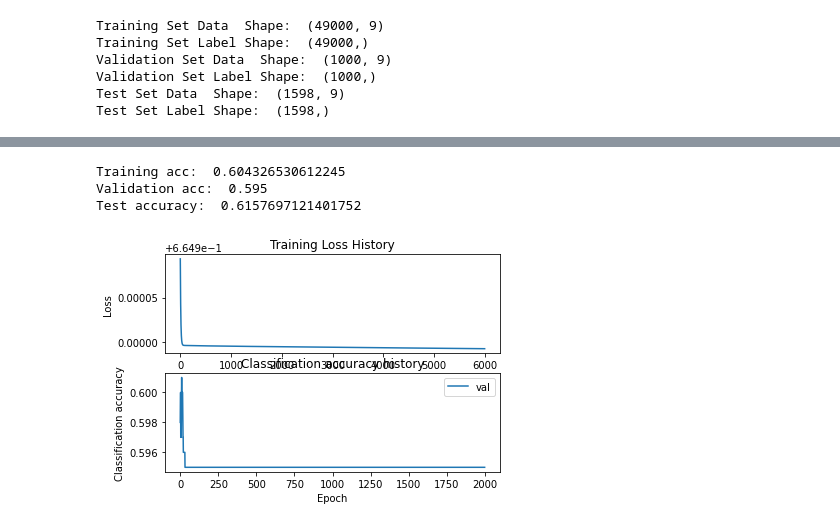
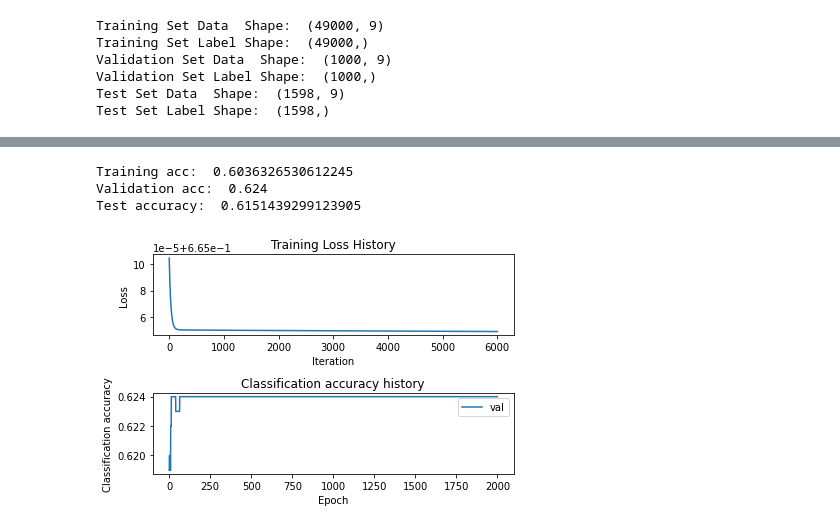
Before and after one commit to yifanwu2828/Graduate-University-Admission-Prediction, a Jupyter notebook: Multilayer perceptron model.ipynb, the cells around one changed output, grey strips where cells are left out. Saved outputs shown, nothing was run; the diff lists cells and outputs as text; code cells hidden in the pictures.

```diff
--- a/Multilayer perceptron model.ipynb
+++ b/Multilayer perceptron model.ipynb
@@ -148,7 +149,7 @@ net_2._modules[0].w = np.copy(net_1._modules[0].w)
 net_2._modules[0].b = np.copy(net_1._modules[0].b)
 net_2._modules[2].w = np.copy(net_1._modules[2].w)
 net_2._modules[2].b = np.copy(net_1._modules[2].b)
-optim = SGD(net_2, lr=0.00015, weight_decay=0.000)
+optim = SGD(net_2, lr=0.00005, weight_decay=0.000)
 loss_func = CrossEntropyLoss()
 epoch = 6000
 batch_size = 49000
@@ -178,32 +179,33 @@ Epoch Average Loss: 0.664892827694703
 # %%
 # test-case 2:
 from MLP.evaluation import get_classification_accuracy
 out_train = net_2.predict(x_train)
 acc = get_classification_accuracy(out_train, y_train)
 print("Training acc: ",acc)
 out_val = net_2.predict(x_val)
 acc = get_classification_accuracy(out_val, y_val)
 print("Validation acc: ",acc)
 test_acc = (net_2.predict(x_test) == y_test).mean()
 print('Test accuracy: ', test_acc)
 
 # Plot the training loss function and validation accuracies
 plt.subplot(2, 1, 1)
 plt.plot(train_error_2)
 plt.title('Training Loss History')
 plt.xlabel('Iteration')
 plt.ylabel('Loss')
 
 plt.subplot(2, 1, 2)
 #plt.plot(stats['train_acc_history'], label='train')
 plt.plot(validation_accuracy_2, label='val')
 plt.title('Classification accuracy history')
 plt.xlabel('Epoch')
 plt.ylabel('Classification accuracy')
 plt.legend()
+plt.tight_layout()
 plt.show()
 # %% [output]
-Training acc:  0.604326530612245
-Validation acc:  0.595
-Test accuracy:  0.6157697121401752
+Training acc:  0.6036326530612245
+Validation acc:  0.624
+Test accuracy:  0.6151439299123905
-[figure, old version]
+[figure, new version]
```
Also changed, not shown: parts of 6 cells of this notebook, 2 other files.
